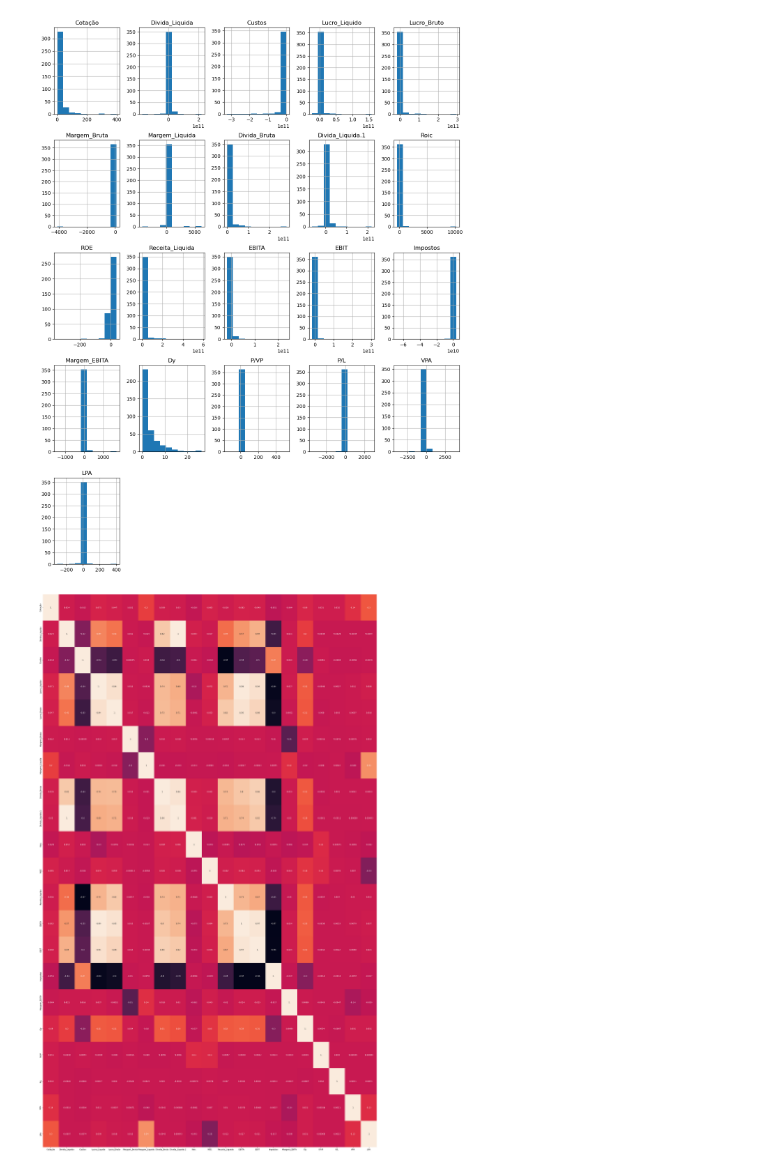
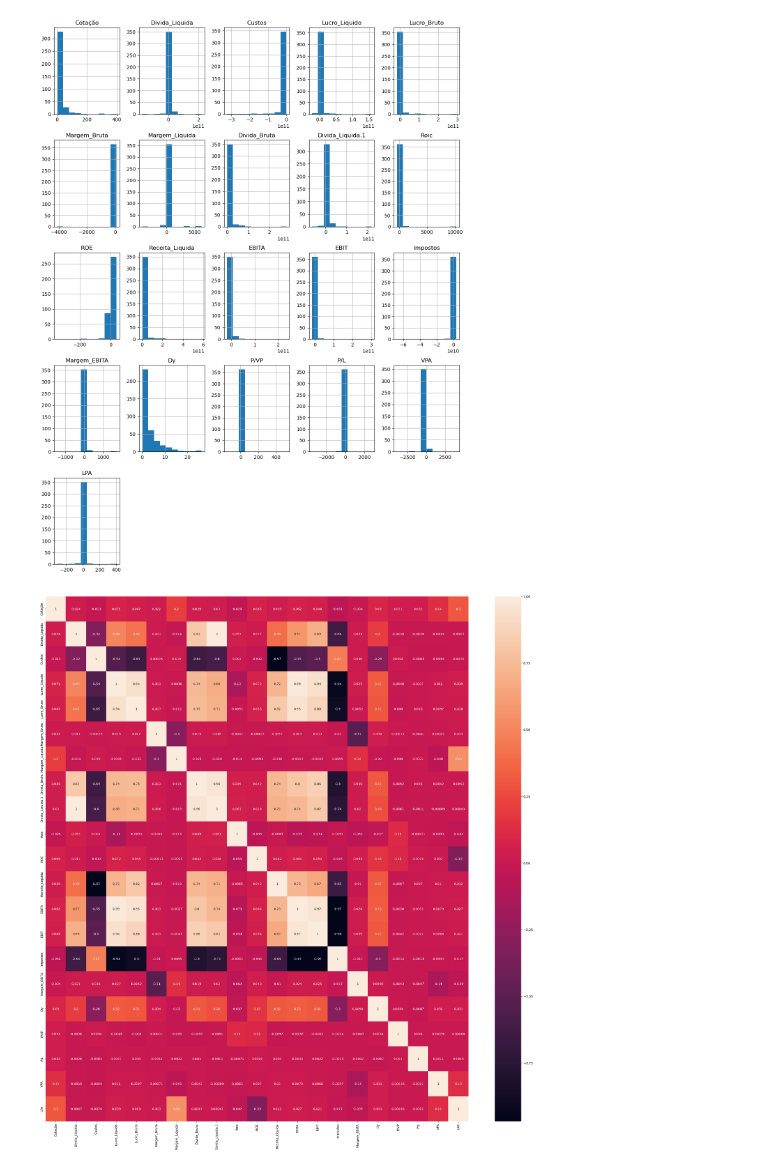
Before and after one commit to ikaromm/OLD_Stonks-Analitycs, a Jupyter notebook: tests_workshop/test_sns.ipynb, the cells around one changed output. Drawn from its saved outputs; the diff is of its cells as text; code cells hidden in the pictures.

```diff
--- a/tests_workshop/test_sns.ipynb
+++ b/tests_workshop/test_sns.ipynb
@@ -12,8 +12,13 @@ dataset.hist(ax = eixo);
 # %% [output]
 [figure]
 # %%
-dataset.drop(columns = ["Empresa"], inplace= True)
-plt.figure(figsize=(30,50))
-sns.heatmap(dataset.corr(), annot=True, cbar=False);
+try:
+    dataset.drop(columns = ["Empresa"], inplace= True)
+except Exception as e:
+    pass
+
+finally:
+    plt.figure(figsize=(30,30))
+    sns.heatmap(dataset.corr(), annot=True);
 # %% [output]
-[figure, old version]
+[figure, new version]
```
Also changed, not shown: 5 other files.
